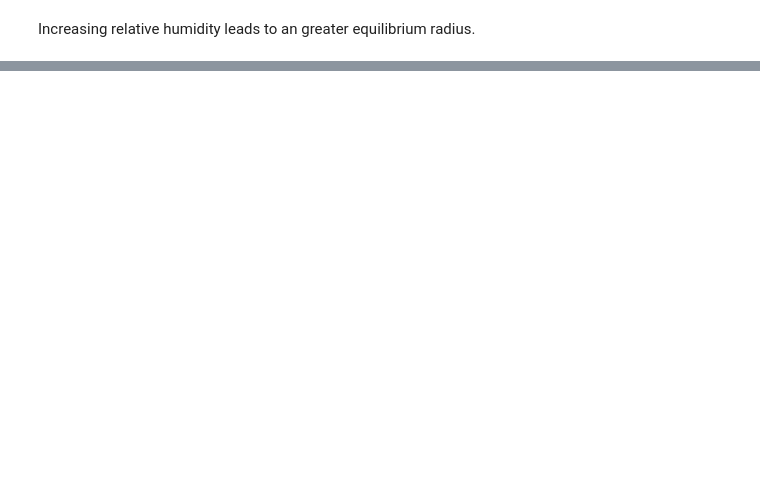
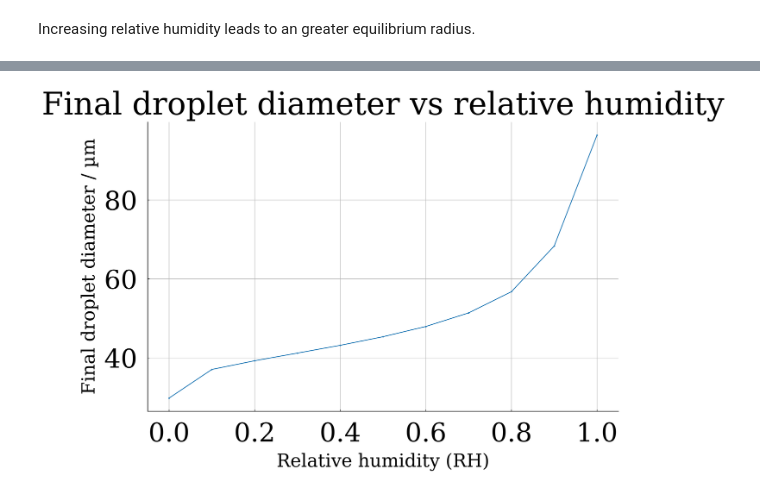
Before and after one commit to rosefernandesx/sadkat-acrg, a Jupyter notebook: practice_droplet.ipynb, the cells around one changed output, grey strips where cells are left out. Drawn from its saved outputs; the diff is of its cells as text; code cells hidden in the pictures; blank space fills up the shorter version.

```diff
--- a/practice_droplet.ipynb
+++ b/practice_droplet.ipynb
@@ -194,0 +205,39 @@ Increasing relative humidity leads to an greater equilibrium radius.
+# %%
+# Store results for each relative humidity
+RH_values = []
+final_diameters = []
+
+# Loop over relative humidity values
+for ambient_RH in np.arange(0.0, 1.01, 0.1):
+
+    # Create the atmosphere
+    gas = Atmosphere(293, ambient_RH)
+
+    # Create the droplet
+    droplet = UniformDroplet.from_mfs(
+        solution, gas, gravity, initial_radius,
+        initial_mfs, initial_temperature,
+        initial_velocity, initial_position
+    )
+
+    # Run the simulation
+    trajectory = droplet.integrate(
+        100, terminate_on_equilibration=True
+    )
+    history = droplet.complete_trajectory(trajectory)
+
+    # Store RH and final diameter
+    RH_values.append(ambient_RH)
+    final_diameter = history["radius"].iloc[-1] * 2e6
+    final_diameters.append(final_diameter)
+
+# Plot final diameter against RH
+plt.figure()
+plt.plot(RH_values, final_diameters, "o-")
+plt.xlabel("Relative humidity (RH)")
+plt.ylabel("Final droplet diameter / µm")
+plt.title("Final droplet diameter vs relative humidity")
+plt.grid(True)
+plt.show()
+# %% [output]
+[figure, added]
```
Also changed, not shown: parts of 3 cells of this notebook.
